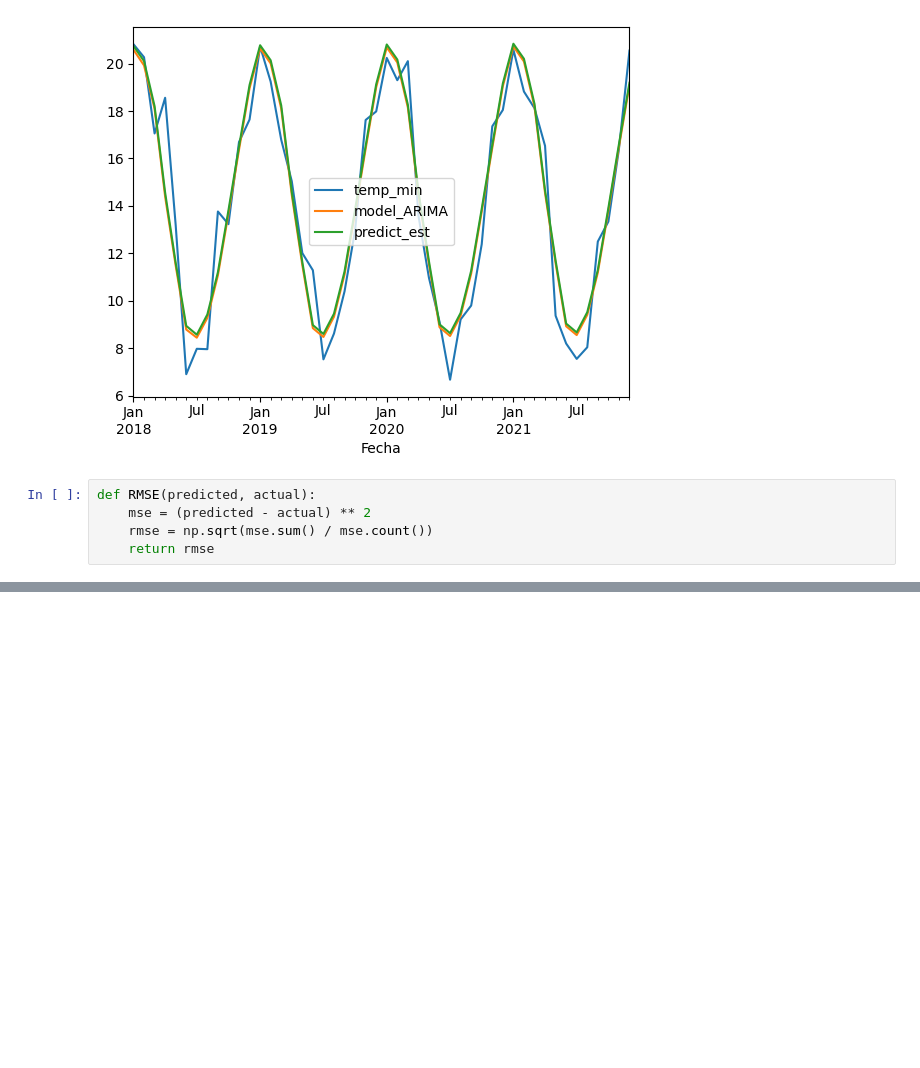
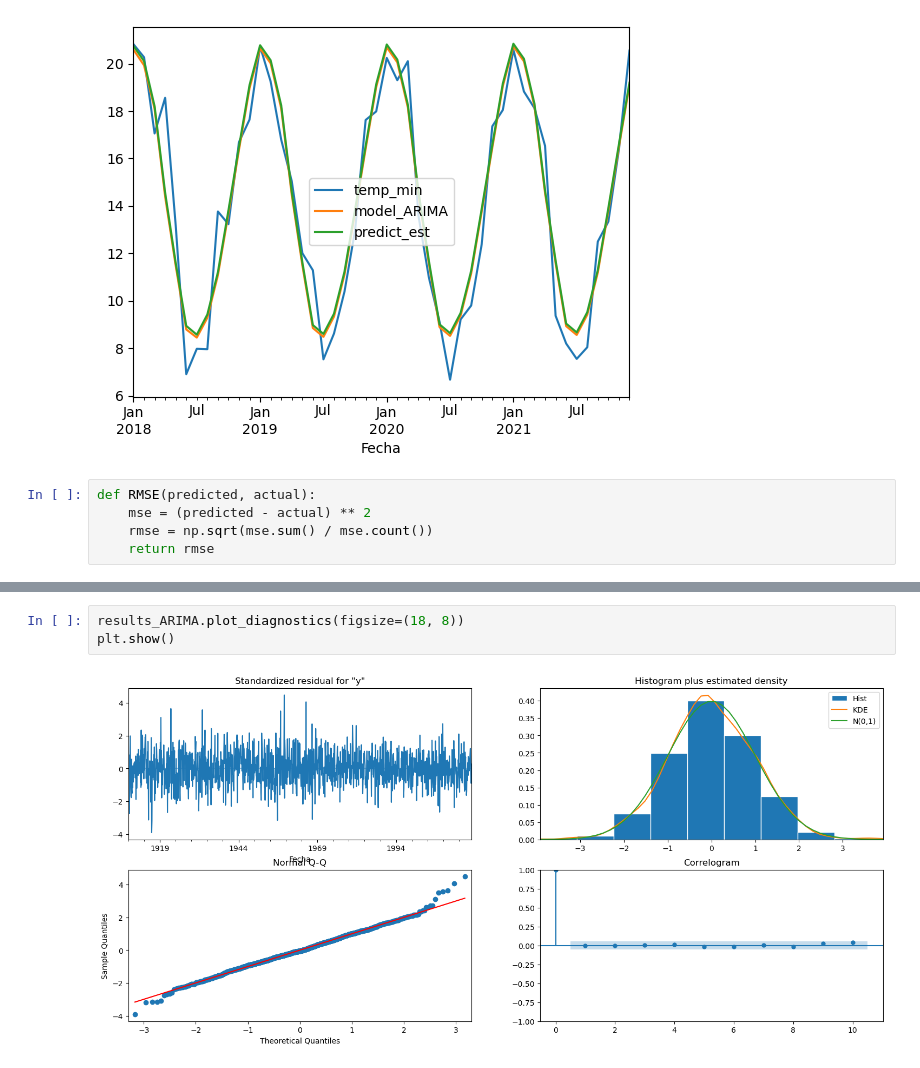
Before and after one commit to Lore27d/TP4, a Jupyter notebook: TP_INTEGRADOR_FINAL_SIN_LOG.ipynb, the cells around one changed output, grey strips where cells are left out. Cells and saved outputs as stored; diff of their text form; blank space fills up the shorter version.

```diff
--- a/TP_INTEGRADOR_FINAL_SIN_LOG.ipynb
+++ b/TP_INTEGRADOR_FINAL_SIN_LOG.ipynb
@@ -559,0 +559,5 @@ RMSE(df_test['predict_est'], df_test['temp_min'])
+# %%
+results_ARIMA.plot_diagnostics(figsize=(18, 8))
+plt.show()
+# %% [output]
+[figure, added]
```
Also changed, not shown: parts of 32 cells of this notebook, 1 other file.
